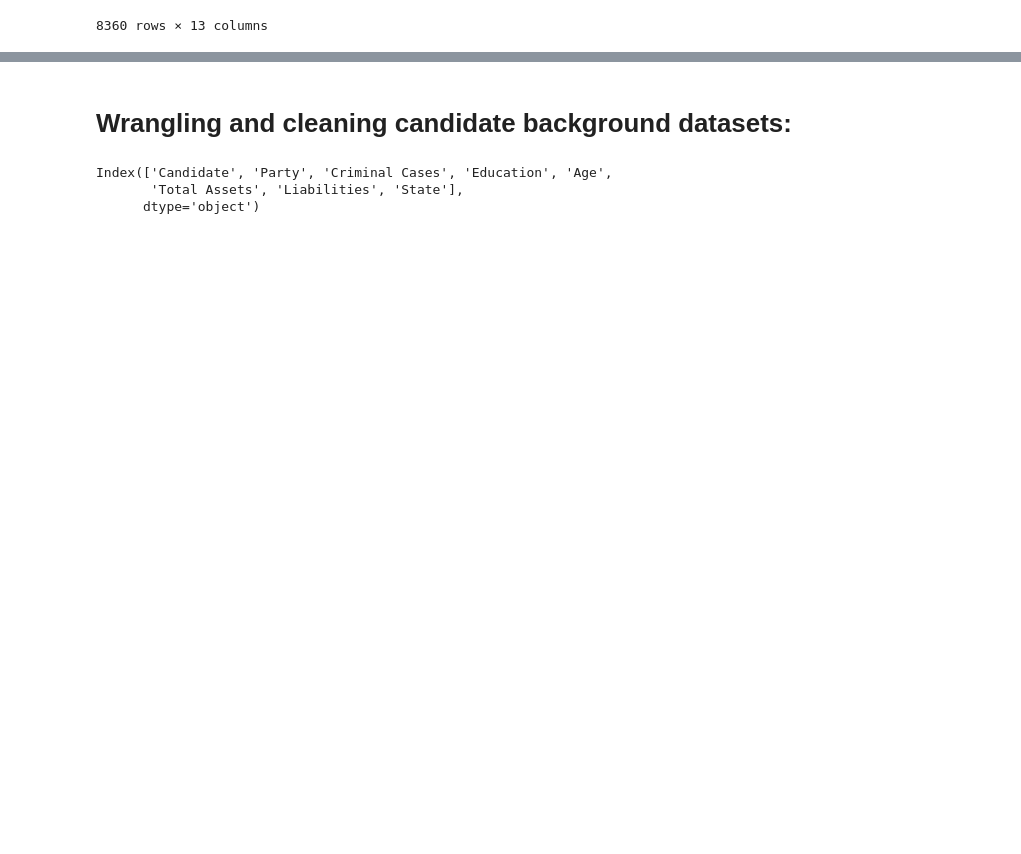
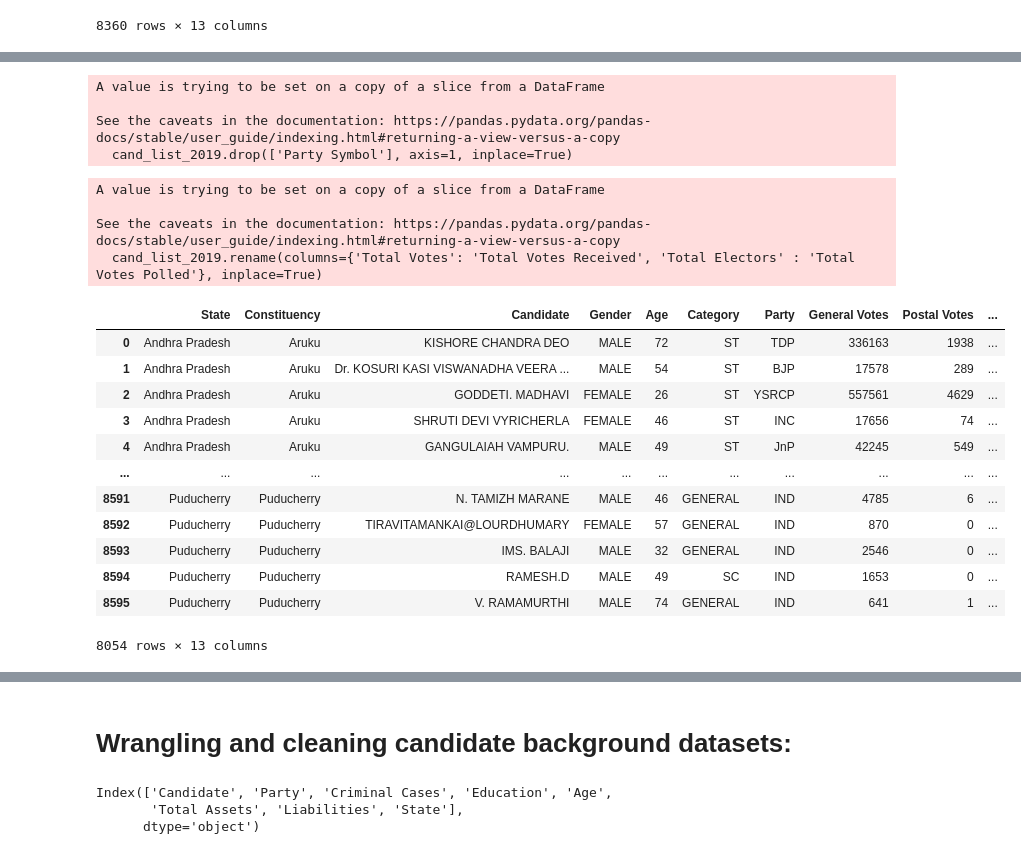
Before and after one commit to ujjwaltyagi2000/manthan, a Jupyter notebook: notebooks/4-data-cleaning.ipynb, the cells around one changed output, grey strips where cells are left out. Cells and saved outputs as stored; diff of their text form; code cells hidden in the pictures; blank space fills up the shorter version.

```diff
--- a/notebooks/4-data-cleaning.ipynb
+++ b/notebooks/4-data-cleaning.ipynb
@@ -1048,0 +1180,31 @@ cand_list_2024
+# %%
+cand_list_2019.drop(['Party Symbol'], axis=1, inplace=True)
+# %% [output]
+A value is trying to be set on a copy of a slice from a DataFrame
+
+See the caveats in the documentation: https://pandas.pydata.org/pandas-docs/stable/user_guide/indexing.html#returning-a-view-versus-a-copy
+  cand_list_2019.drop(['Party Symbol'], axis=1, inplace=True)
+# %%
+cand_list_2019.rename(columns={'Total Votes': 'Total Votes Received', 'Total Electors' : 'Total Votes Polled'}, inplace=True)
+# cand_list_2019['Candidate', 'State', 'Constituency', 'Party', 'Age', 'Gender', 'Category', 'EVM Votes', 'Postal Votes', 'Total Votes', 'Rank', 'Year']
+# %% [output]
+A value is trying to be set on a copy of a slice from a DataFrame
+
+See the caveats in the documentation: https://pandas.pydata.org/pandas-docs/stable/user_guide/indexing.html#returning-a-view-versus-a-copy
+  cand_list_2019.rename(columns={'Total Votes': 'Total Votes Received', 'Total Electors' : 'Total Votes Polled'}, inplace=True)
+# %%
+cand_list_2019
+# %% [output]
+|  | State | Constituency | Candidate | Gender | Age | Category | Party | General Votes | Postal Votes | ... |
+| 0 | Andhra Pradesh | Aruku | KISHORE CHANDRA DEO | MALE | 72 | ST | TDP | 336163 | 1938 | ... |
+| 1 | Andhra Pradesh | Aruku | Dr. KOSURI KASI VISWANADHA VEERA ... | MALE | 54 | ST | BJP | 17578 | 289 | ... |
+| 2 | Andhra Pradesh | Aruku | GODDETI. MADHAVI | FEMALE | 26 | ST | YSRCP | 557561 | 4629 | ... |
+| 3 | Andhra Pradesh | Aruku | SHRUTI DEVI VYRICHERLA | FEMALE | 46 | ST | INC | 17656 | 74 | ... |
+| 4 | Andhra Pradesh | Aruku | GANGULAIAH VAMPURU. | MALE | 49 | ST | JnP | 42245 | 549 | ... |
+| ... | ... | ... | ... | ... | ... | ... | ... | ... | ... | ... |
+| 8591 | Puducherry | Puducherry | N. TAMIZH MARANE | MALE | 46 | GENERAL | IND | 4785 | 6 | ... |
+| 8592 | Puducherry | Puducherry | TIRAVITAMANKAI@LOURDHUMARY | FEMALE | 57 | GENERAL | IND | 870 | 0 | ... |
+| 8593 | Puducherry | Puducherry | IMS. BALAJI | MALE | 32 | GENERAL | IND | 2546 | 0 | ... |
+| 8594 | Puducherry | Puducherry | RAMESH.D | MALE | 49 | SC | IND | 1653 | 0 | ... |
+| 8595 | Puducherry | Puducherry | V. RAMAMURTHI | MALE | 74 | GENERAL | IND | 641 | 1 | ... |
+8054 rows × 13 columns
```
Also changed, not shown: parts of 20 cells of this notebook, 1 other file.
